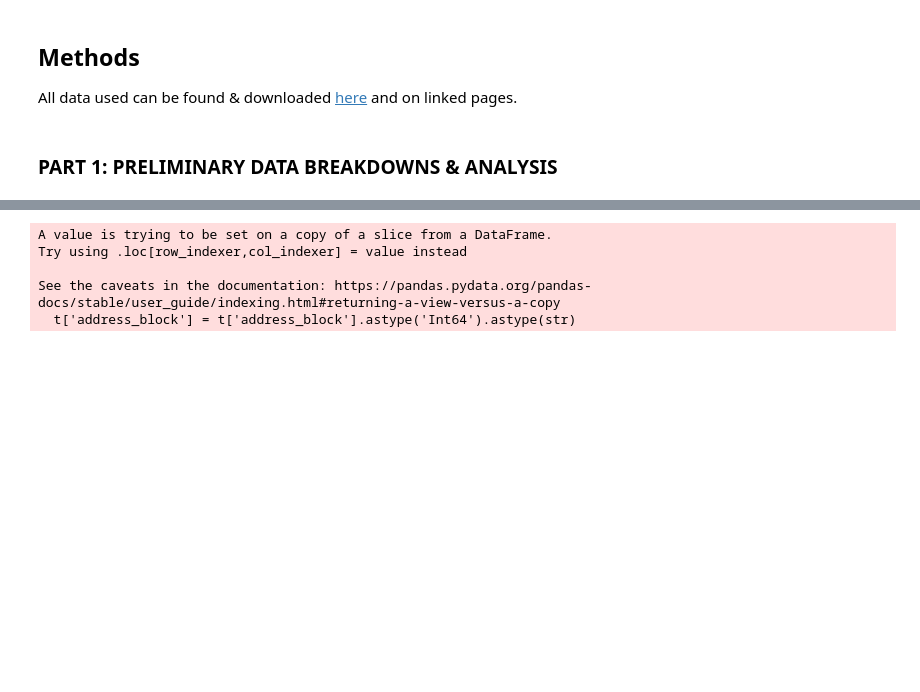
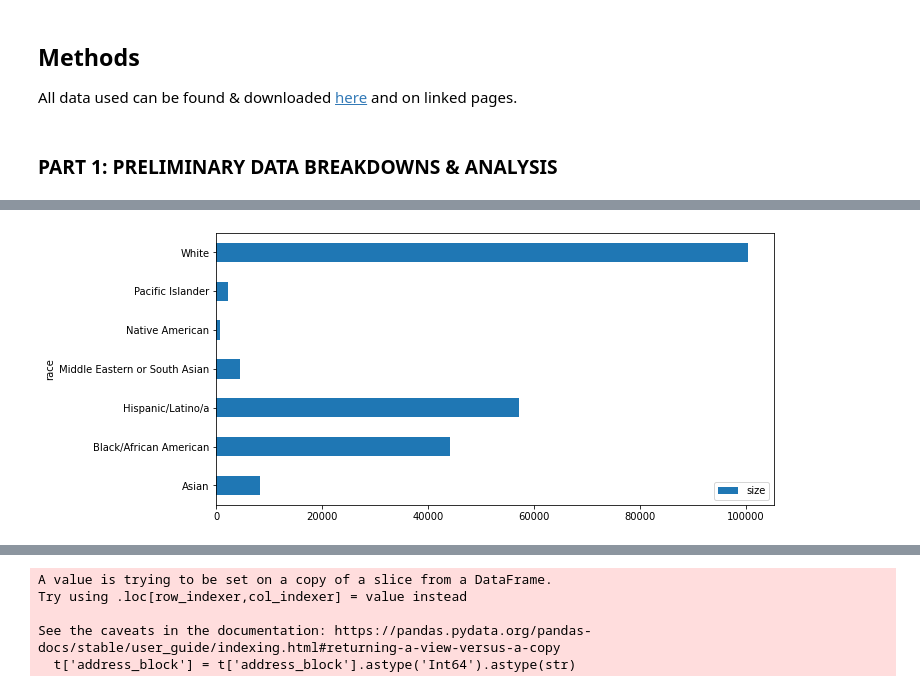
Before and after one commit to FleischerResearchLab/CRJA-analysis, a Jupyter notebook: src/Advanced Analysis of CRJA.ipynb, the cells around one changed output, grey strips where cells are left out. Saved outputs shown, nothing was run; the diff lists cells and outputs as text; code cells hidden in the pictures; blank space fills up the shorter version.

```diff
--- a/src/Advanced Analysis of CRJA.ipynb
+++ b/src/Advanced Analysis of CRJA.ipynb
@@ -88,0 +127,5 @@ msno.bar(result_df)
+# %%
+result_keyword_bank = ['VIOL', 'POSS', 'TRESPASS', 'VEHICLE', 'LODG', 'ALC', 'CNTL SUB', 'SALE',
+                       'SUSPENDED', 'CONSENT', 'BURGLARY', 'PED', 'ENCR', 'BATTERY', 'NOISE', 'LOI',
+                       'THEFT', 'ROBBERY', 'CRT ORDR']
+result_keyword_bank
@@ -88,0 +152,6 @@ msno.bar(result_df)
+# %%
+#create a new df filtering out only those rows which contain the keywords above
+pattern = '|'.join(result_keyword_bank)
+resulttext_spec_df = resulttext_dist_df[resulttext_dist_df['resulttext'].str.contains(pattern)]
+# %%
+result_x = pd.merge(result_df, resulttext_spec_df, how="inner", on=["resulttext"])
@@ -88,0 +174,4 @@ msno.bar(result_df)
+# %%
+#breaking down + graphing racial distribution of these select set of stops
+race_result_x =  result_x.groupby(['race'], as_index=False).size()
+race_result_x['proportion'] = race_result_x['size']/race_result_x['size'].sum()
@@ -88,0 +191,5 @@ msno.bar(result_df)
+# %%
+race_result_x.plot.barh(x="race", y=["size"])
+plt.show()
+# %% [output]
+[figure, added]
```
Also changed, not shown: parts of 33 cells of this notebook, 1 other file.
